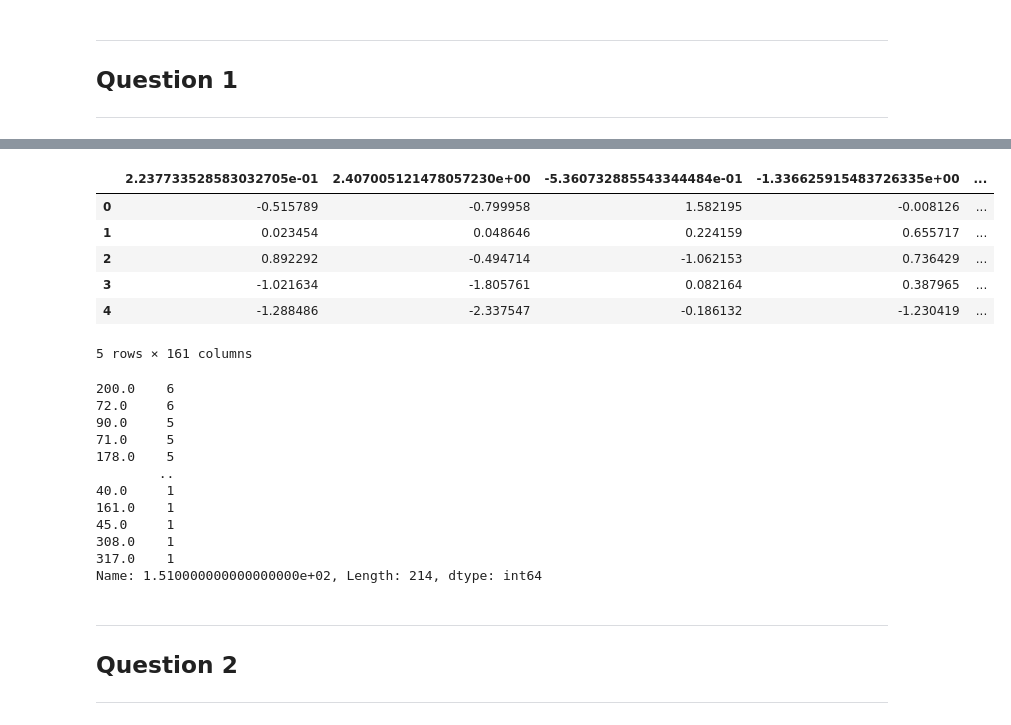
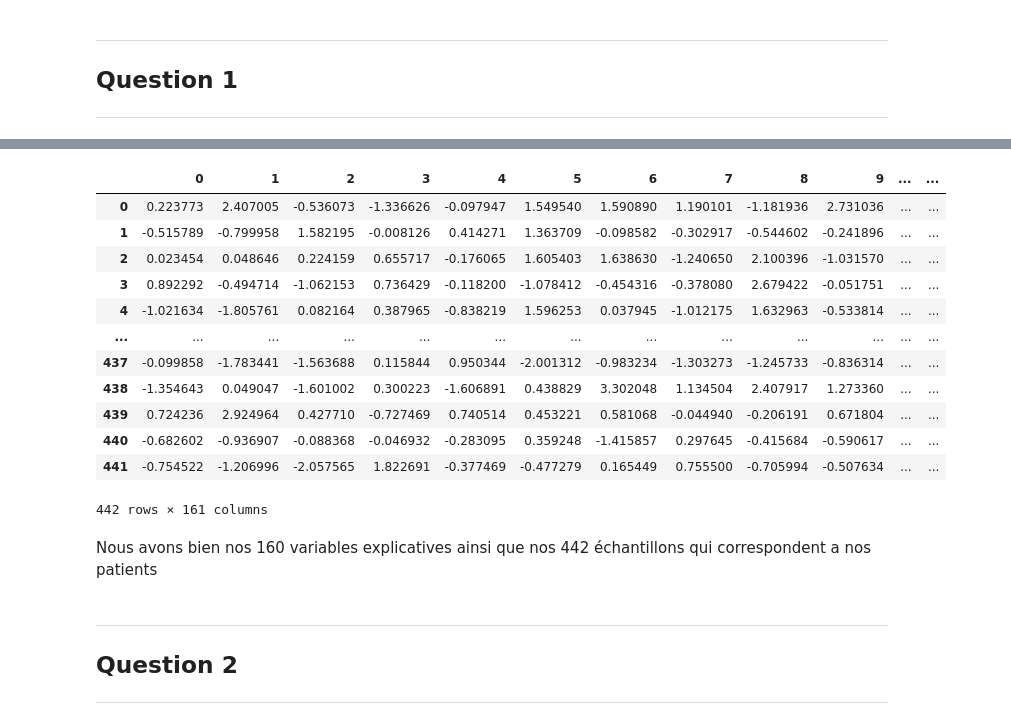
Before and after one commit to VictorLEDEZ/tp_2_victor_ledez, a Jupyter notebook: ledez.ipynb, the cells around one changed output, grey strips where cells are left out. Cells and saved outputs as stored; diff of their text form; code cells hidden in the pictures.

```diff
--- a/ledez.ipynb
+++ b/ledez.ipynb
@@ -36,30 +45,23 @@ import pandas as pd
 # %%
 
-data = pd.read_csv('data_contamine.csv')
-data.head()
+df = pd.read_csv('data_contamine.csv', header=None)
+df
 # %% [output]
-|  | 2.237733528583032705e-01 | 2.407005121478057230e+00 | -5.360732885543344484e-01 | -1.336625915483726335e+00 | ... |
-| 0 | -0.515789 | -0.799958 | 1.582195 | -0.008126 | ... |
-| 1 | 0.023454 | 0.048646 | 0.224159 | 0.655717 | ... |
-| 2 | 0.892292 | -0.494714 | -1.062153 | 0.736429 | ... |
-| 3 | -1.021634 | -1.805761 | 0.082164 | 0.387965 | ... |
-| 4 | -1.288486 | -2.337547 | -0.186132 | -1.230419 | ... |
+|  | 0 | 1 | 2 | 3 | 4 | 5 | 6 | 7 | 8 | 9 | ... | ... |
+| 0 | 0.223773 | 2.407005 | -0.536073 | -1.336626 | -0.097947 | 1.549540 | 1.590890 | 1.190101 | -1.181936 | 2.731036 | ... | ... |
+| 1 | -0.515789 | -0.799958 | 1.582195 | -0.008126 | 0.414271 | 1.363709 | -0.098582 | -0.302917 | -0.544602 | -0.241896 | ... | ... |
+| 2 | 0.023454 | 0.048646 | 0.224159 | 0.655717 | -0.176065 | 1.605403 | 1.638630 | -1.240650 | 2.100396 | -1.031570 | ... | ... |
+| 3 | 0.892292 | -0.494714 | -1.062153 | 0.736429 | -0.118200 | -1.078412 | -0.454316 | -0.378080 | 2.679422 | -0.051751 | ... | ... |
+| 4 | -1.021634 | -1.805761 | 0.082164 | 0.387965 | -0.838219 | 1.596253 | 0.037945 | -1.012175 | 1.632963 | -0.533814 | ... | ... |
+| ... | ... | ... | ... | ... | ... | ... | ... | ... | ... | ... | ... | ... |
+| 437 | -0.099858 | -1.783441 | -1.563688 | 0.115844 | 0.950344 | -2.001312 | -0.983234 | -1.303273 | -1.245733 | -0.836314 | ... | ... |
+| 438 | -1.354643 | 0.049047 | -1.601002 | 0.300223 | -1.606891 | 0.438829 | 3.302048 | 1.134504 | 2.407917 | 1.273360 | ... | ... |
+| 439 | 0.724236 | 2.924964 | 0.427710 | -0.727469 | 0.740514 | 0.453221 | 0.581068 | -0.044940 | -0.206191 | 0.671804 | ... | ... |
+| 440 | -0.682602 | -0.936907 | -0.088368 | -0.046932 | -0.283095 | 0.359248 | -1.415857 | 0.297645 | -0.415684 | -0.590617 | ... | ... |
+| 441 | -0.754522 | -1.206996 | -2.057565 | 1.822691 | -0.377469 | -0.477279 | 0.165449 | 0.755500 | -0.705994 | -0.507634 | ... | ... |
-5 rows × 161 columns
+442 rows × 161 columns
-# %%
-data['1.510000000000000000e+02'].value_counts(dropna=False)
-# %% [output]
-200.0    6
-72.0     6
-90.0     5
-71.0     5
-178.0    5
-        ..
-40.0     1
-161.0    1
-45.0     1
-308.0    1
-317.0    1
-Name: 1.510000000000000000e+02, Length: 214, dtype: int64
+# %% [markdown]
+Nous avons bien nos 160 variables explicatives ainsi que nos 442 échantillons qui correspondent a nos patients
 # %% [markdown]
 <hr>
 
```
Also changed, not shown: parts of 21 cells of this notebook.
